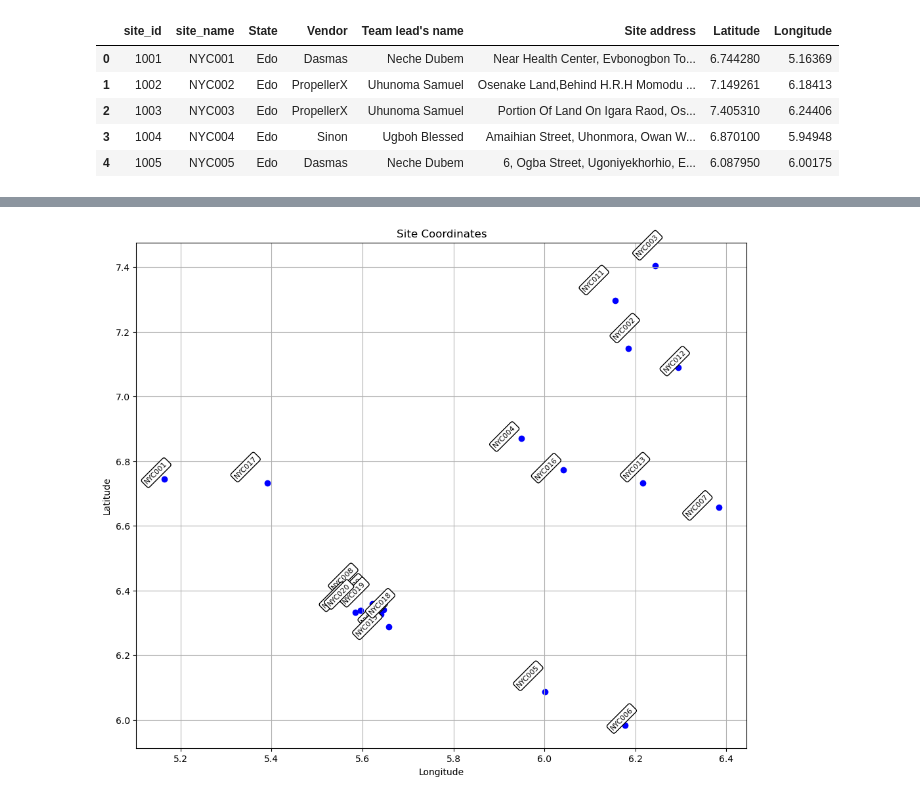
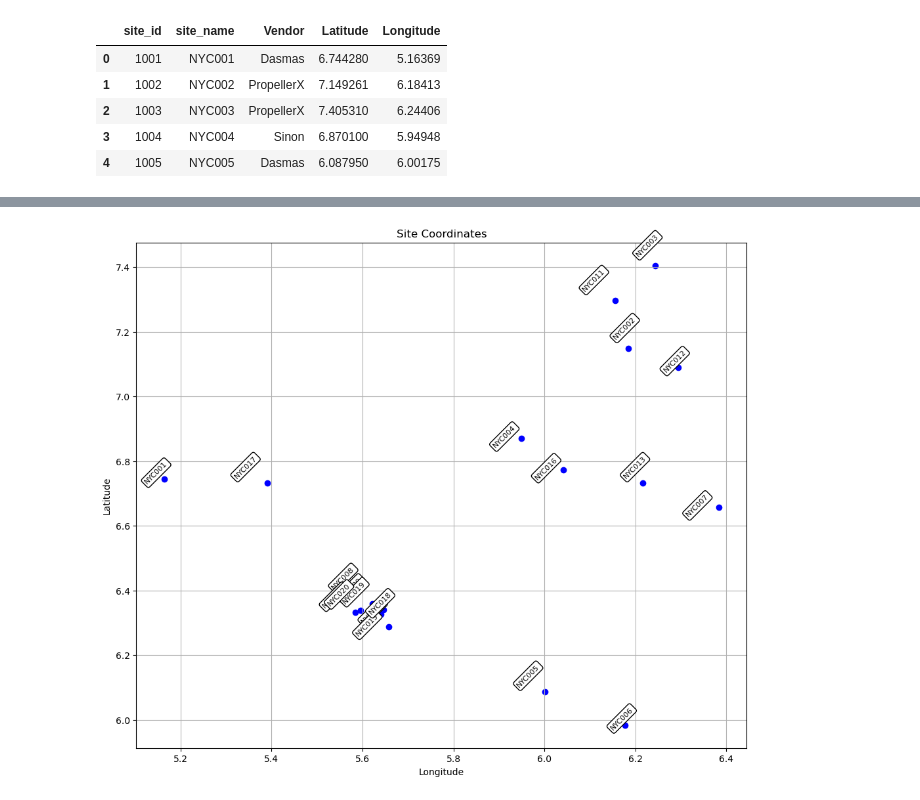
Before and after one commit to Kingdavidono/SiteClustering_Pandas, a Jupyter notebook: SolarCoordinates.ipynb, the cells around one changed output, grey strips where cells are left out. Cells and saved outputs as stored; diff of their text form; code cells hidden in the pictures.

```diff
--- a/SolarCoordinates.ipynb
+++ b/SolarCoordinates.ipynb
@@ -1,17 +1,16 @@
 # %%
 import pandas as pd
 import matplotlib.pyplot as plt
 import numpy as np
 coordinates = pd.read_excel("SolarCoordinates.xlsx")
-coordinates.rename(columns={"Site ID (ATCN ID)": "site_id", "Site Name (Anchor ID)": "site_name"}, inplace=True)
 coordinates.head()
 # %% [output]
-|  | site_id | site_name | State | Vendor | Team lead's name | Site address | Latitude | Longitude |
-| 0 | 1001 | NYC001 | Edo | Dasmas | Neche Dubem | Near Health Center, Evbonogbon To... | 6.744280 | 5.16369 |
-| 1 | 1002 | NYC002 | Edo | PropellerX | Uhunoma Samuel | Osenake Land,Behind H.R.H Momodu ... | 7.149261 | 6.18413 |
-| 2 | 1003 | NYC003 | Edo | PropellerX | Uhunoma Samuel | Portion Of Land On Igara Raod, Os... | 7.405310 | 6.24406 |
-| 3 | 1004 | NYC004 | Edo | Sinon | Ugboh Blessed | Amaihian Street, Uhonmora, Owan W... | 6.870100 | 5.94948 |
-| 4 | 1005 | NYC005 | Edo | Dasmas | Neche Dubem | 6, Ogba Street, Ugoniyekhorhio, E... | 6.087950 | 6.00175 |
+|  | site_id | site_name | Vendor | Latitude | Longitude |
+| 0 | 1001 | NYC001 | Dasmas | 6.744280 | 5.16369 |
+| 1 | 1002 | NYC002 | PropellerX | 7.149261 | 6.18413 |
+| 2 | 1003 | NYC003 | PropellerX | 7.405310 | 6.24406 |
+| 3 | 1004 | NYC004 | Sinon | 6.870100 | 5.94948 |
+| 4 | 1005 | NYC005 | Dasmas | 6.087950 | 6.00175 |
 # %%
 coordinates.info()
 # %% [output]
```
